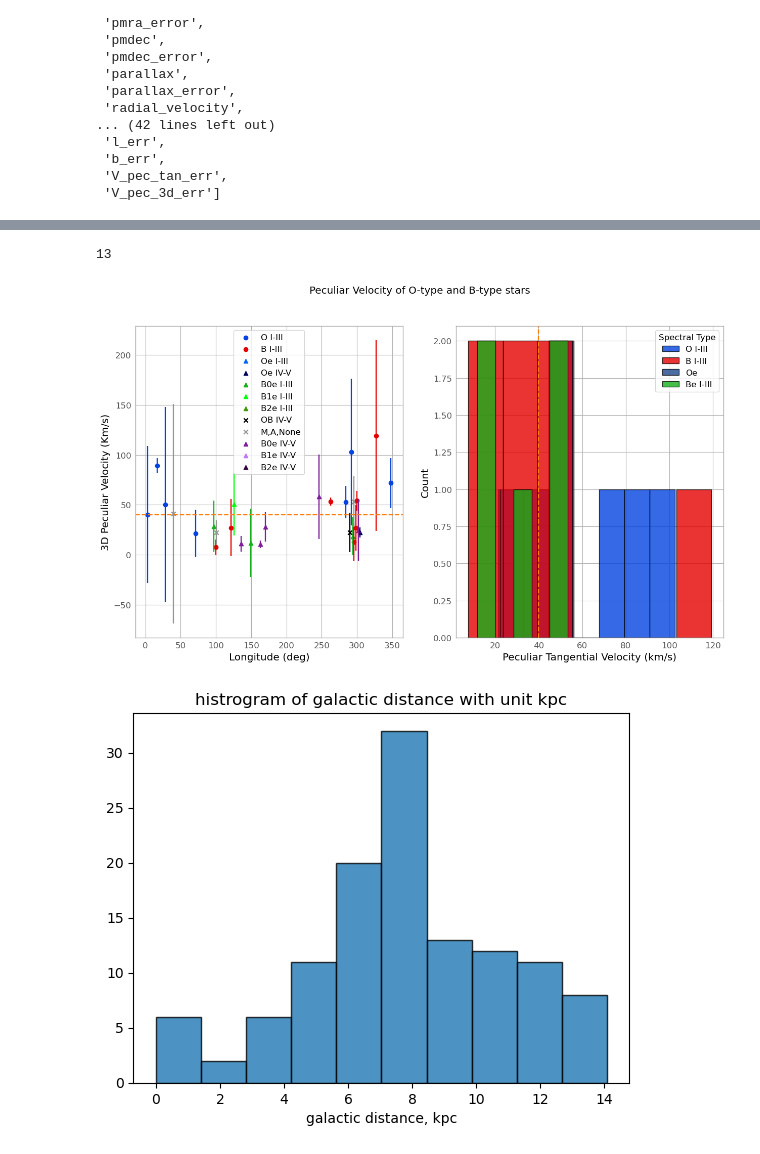
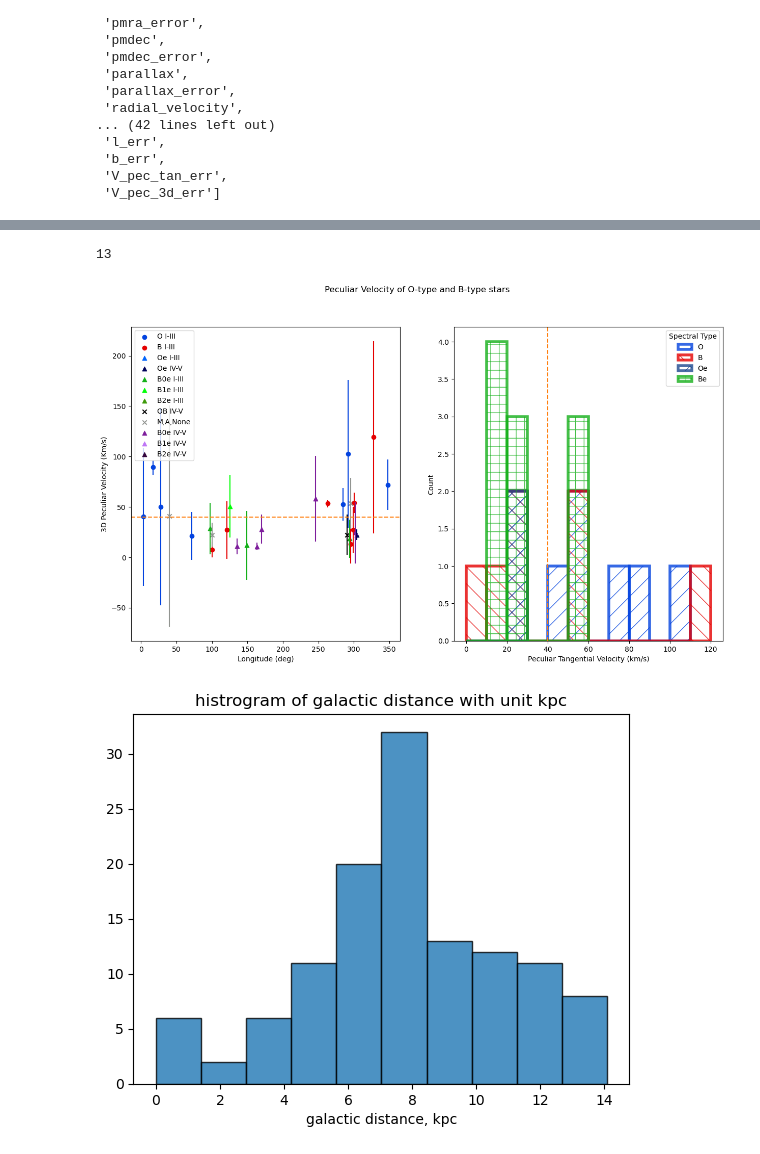
Before and after one commit to MantisShrimp2/Thesis-HMXB, a Jupyter notebook: Code/Peculiar_Motion.ipynb, the cells around one changed output, grey strips where cells are left out. Saved outputs shown, nothing was run; the diff lists cells and outputs as text; code cells hidden in the pictures.

```diff
--- a/Code/Peculiar_Motion.ipynb
+++ b/Code/Peculiar_Motion.ipynb
@@ -54,10 +54,10 @@ today = datetime.now().strftime("%Y%m%d")
         "xkcd:dark purple": "B2e IV-V",
     }
     groups = [
-        ("O I-III", ['xkcd:blue'], 'xkcd:blue'),
-        ("B I-III", ['xkcd:red'], 'xkcd:red'),
-        ("Oe", ['xkcd:bright Blue', 'xkcd:dark blue'], 'xkcd:cobalt'),
-        ("Be I-III", ['xkcd:green', 'xkcd:bright green', 'xkcd:dark green'], 'xkcd:green')
+        ("O", ['xkcd:blue', 'xkcd:black'], 'xkcd:blue'),
+        ("B", ['xkcd:red'], 'xkcd:red'),
+        ("Oe", ['xkcd:bright blue', 'xkcd:dark blue'], 'xkcd:cobalt'),
+        ("Be", ['xkcd:green', 'xkcd:bright green', 'xkcd:dark green','xkcd:dark purple','xkcd:light purple','xkcd:purple'], 'xkcd:green')
     ]
     marker_map = {
         "xkcd:blue": 'o',   # Circle marker for "O I-III"
@@ -439,7 +461,7 @@ WARNING: MergeConflictWarning: Cannot merge meta key 'JOBNAME' types <class 'str
 # %% [markdown]
 # Peculair Velocity Errors
 # %%
-v_pec_errors = ascii.read(csv_files+f'HMXB_vpec_errs_{today}.ecsv',format='ecsv')
+v_pec_errors = ascii.read(csv_files+f'HMXB_vpec_errs_20250328.ecsv',format='ecsv')
 # %%
 v_pec_errors
 # %% [output]
@@ -713,40 +979,43 @@ def plot_peculiar_3d(table,figname):
     for color, label in color_map.items():
         marker = marker_map.get(color,'x')
         axs[0].scatter([], [], color=color, label=label,marker=marker)
 
     axs[0].set_xlabel('Longitude (deg)')
     axs[0].set_ylabel("3D Peculiar Velocity (Km/s)")
     axs[0].axhline(y=v_thres, color='tab:orange', linestyle='--')
     axs[1].axvline(x=v_thres, color= 'tab:orange',linestyle='--')
     axs[0].legend()
 
     # Histogram of V_pec
     # Histogram for each group
-
+    hatches = ['/', '\\', 'x', '+']
     # Iterate over each group, filter, and plot
-    for label, types, color in groups:
+    for i, (label, types, color) in enumerate(groups):
         V_pec_group = [vel for vel, sp_type in zip(V_pec, mod_sptype) if sp_type in types]
 
         if V_pec_group:
-            vmin, vmax = np.min(V_pec_group), np.max(V_pec_group)
-            bins = np.linspace(vmin, vmax,len(V_pec_group)+1)
-            axs[1].hist(V_pec_group, bins=bins, alpha=0.8, edgecolor='black',color=color, label=label,stacked=True)
-            axs[1].legend()
+            # Assign hatch pattern from the list
+            bins = np.arange(0,np.max(V_pec_group)+10,10)
+            hatch = hatches[i % len(hatches)]  # Cycle through hatches
+            axs[1].hist(V_pec_group, bins=bins, alpha=0.8, edgecolor=color, color=color,
+                        label=label, stacked=True, hatch=hatch, linewidth=4,fill=False)
+
+
 
     axs[1].set_ylabel("Count")
     axs[1].set_xlabel('Peculiar Tangential Velocity (km/s)')
     axs[1].legend(title="Spectral Type")
     # add arrows
 
     fig.suptitle("Peculiar Velocity of O-type and B-type stars")
     fig.savefig(home_files+'/Figures/'+f'{figname}_{today}.png')
     print(len(table[table['Peculiar Velocity 3D'] >=v_thres]))
 
     return None
 plot_peculiar_3d(HMXB_table,'Peculiar_Velocity_3D')
 # %% [output]
 13
-[figure, old version]
+[figure, new version]
 # %%
 #make a histogram
 def plot_hist(table,param):
```
Also changed, not shown: parts of 15 cells of this notebook.
